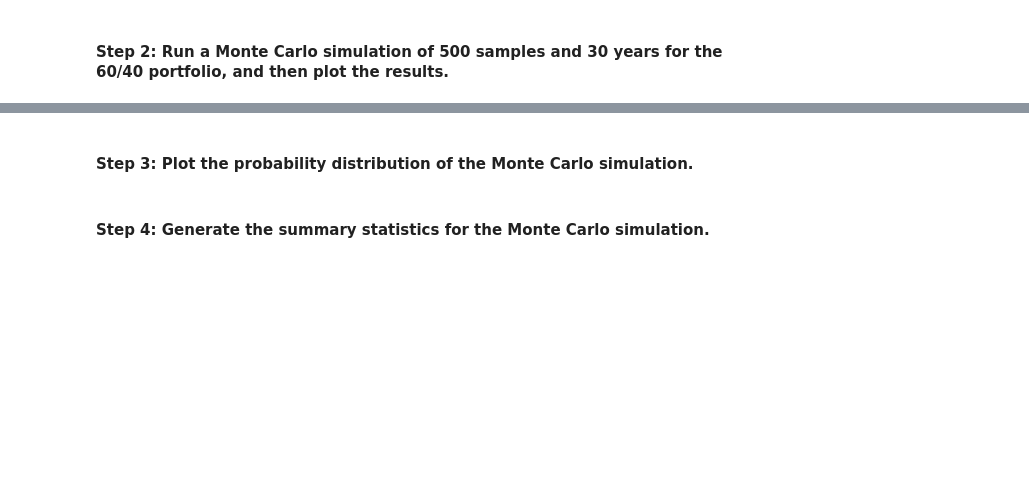
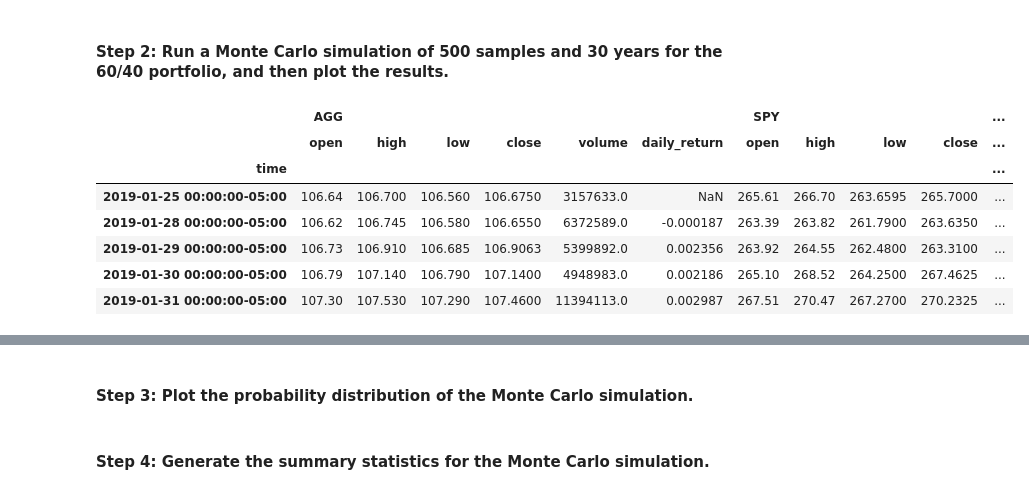
Before and after one commit to AnaIitico/financial_health_planner, a Jupyter notebook: financial_planning_tools.ipynb, the cells around one changed output, grey strips where cells are left out. Saved outputs shown, nothing was run; the diff lists cells and outputs as text; code cells hidden in the pictures; blank space fills up the shorter version.

```diff
--- a/financial_planning_tools.ipynb
+++ b/financial_planning_tools.ipynb
@@ -344,10 +385,27 @@ In this section, you’ll use the MCForecastTools library to create a Monte Carl
 # %%
 # Configure the Monte Carlo simulation to forecast 30 years cumulative returns
 # The weights should be split 40% to AGG and 60% to SPY.
 # Run 500 samples.
-# YOUR CODE HERE
+num_sims = 500
+num_years = 30
+
+thirty_year_simulation = MCSimulation(
+    portfolio_data = financial_planner_df,
+    weights=[0.60, 0.40],
+    num_simulation = num_sims,
+    num_trading_days = 252 * num_years
+)
 
 # Review the simulation input data
-# YOUR CODE HERE
+thirty_year_simulation.portfolio_data.head()
+# %% [output]
+|  | AGG |  |  |  |  |  | SPY |  |  |  | ... |
+|  | open | high | low | close | volume | daily_return | open | high | low | close | ... |
+| time |  |  |  |  |  |  |  |  |  |  | ... |
+| 2019-01-25 00:00:00-05:00 | 106.64 | 106.700 | 106.560 | 106.6750 | 3157633.0 | NaN | 265.61 | 266.70 | 263.6595 | 265.7000 | ... |
+| 2019-01-28 00:00:00-05:00 | 106.62 | 106.745 | 106.580 | 106.6550 | 6372589.0 | -0.000187 | 263.39 | 263.82 | 261.7900 | 263.6350 | ... |
+| 2019-01-29 00:00:00-05:00 | 106.73 | 106.910 | 106.685 | 106.9063 | 5399892.0 | 0.002356 | 263.92 | 264.55 | 262.4800 | 263.3100 | ... |
+| 2019-01-30 00:00:00-05:00 | 106.79 | 107.140 | 106.790 | 107.1400 | 4948983.0 | 0.002186 | 265.10 | 268.52 | 264.2500 | 267.4625 | ... |
+| 2019-01-31 00:00:00-05:00 | 107.30 | 107.530 | 107.290 | 107.4600 | 11394113.0 | 0.002987 | 267.51 | 270.47 | 267.2700 | 270.2325 | ... |
 # %%
 # Run the Monte Carlo simulation to forecast 30 years cumulative returns
```
Also changed, not shown: parts of 19 cells of this notebook.
